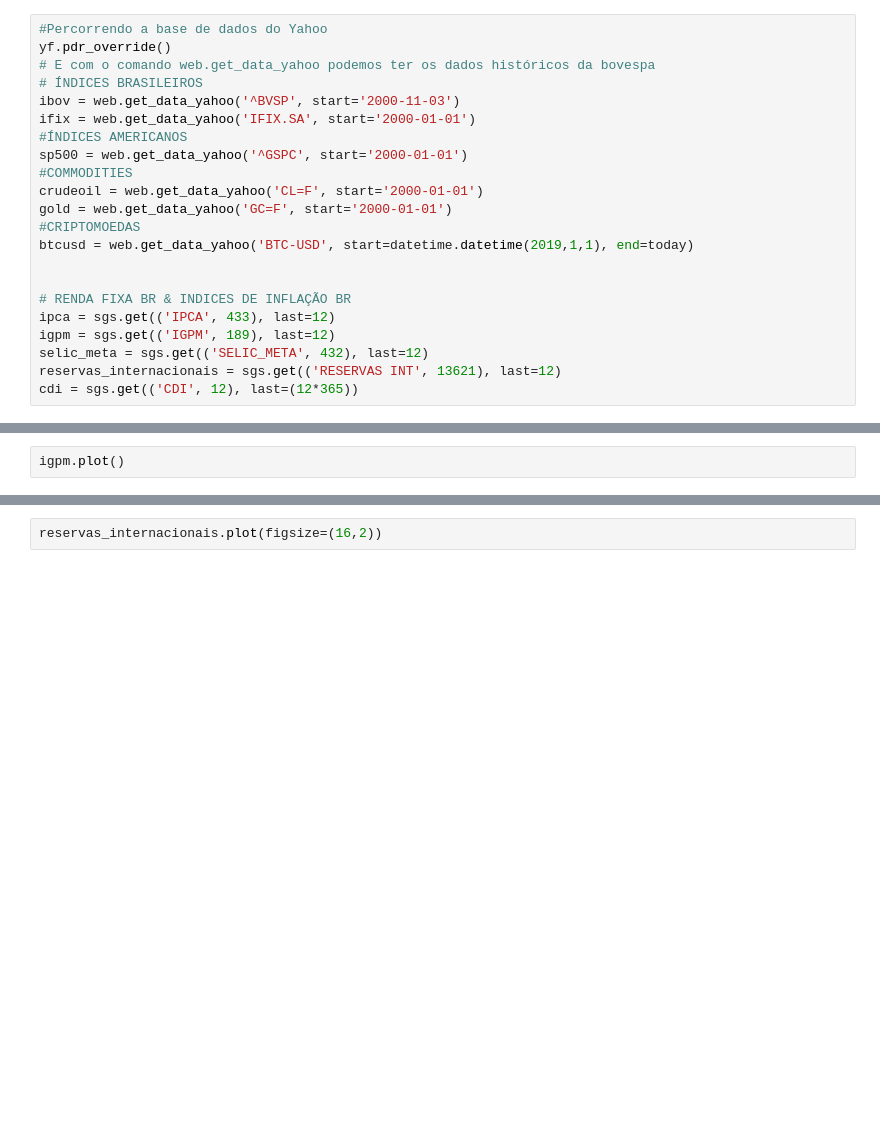
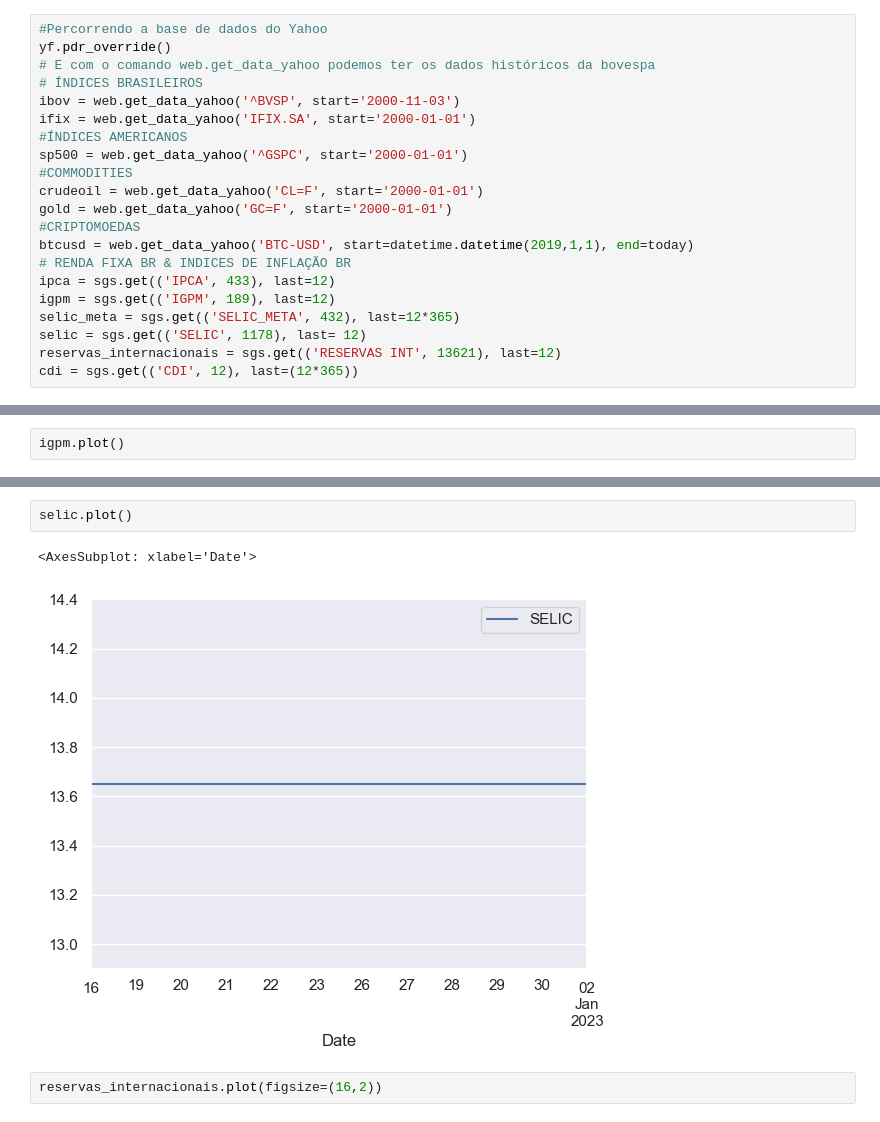
Before and after one commit to kioolz/Python, a Jupyter notebook: PyFi/Ibovespa/IBOVESPA.ipynb, the cells around one changed output, grey strips where cells are left out. Cells and saved outputs as stored; diff of their text form; blank space fills up the shorter version.

```diff
--- a/PyFi/Ibovespa/IBOVESPA.ipynb
+++ b/PyFi/Ibovespa/IBOVESPA.ipynb
@@ -49,11 +49,10 @@ crudeoil = web.get_data_yahoo('CL=F', start='2000-01-01')
 gold = web.get_data_yahoo('GC=F', start='2000-01-01')
 #CRIPTOMOEDAS
 btcusd = web.get_data_yahoo('BTC-USD', start=datetime.datetime(2019,1,1), end=today)
-
-
 # RENDA FIXA BR & INDICES DE INFLAÇÃO BR
 ipca = sgs.get(('IPCA', 433), last=12)
 igpm = sgs.get(('IGPM', 189), last=12)
-selic_meta = sgs.get(('SELIC_META', 432), last=12)
+selic_meta = sgs.get(('SELIC_META', 432), last=12*365)
+selic = sgs.get(('SELIC', 1178), last= 12)
 reservas_internacionais = sgs.get(('RESERVAS INT', 13621), last=12)
 cdi = sgs.get(('CDI', 12), last=(12*365))
@@ -69,3 +96,8 @@ selic_meta.plot()
+# %%
+selic.plot()
+# %% [output]
+<AxesSubplot: xlabel='Date'>
+[figure, added]
 # %%
 reservas_internacionais.plot(figsize=(16,2))
 # %%
```
Also changed, not shown: parts of 12 cells of this notebook.
